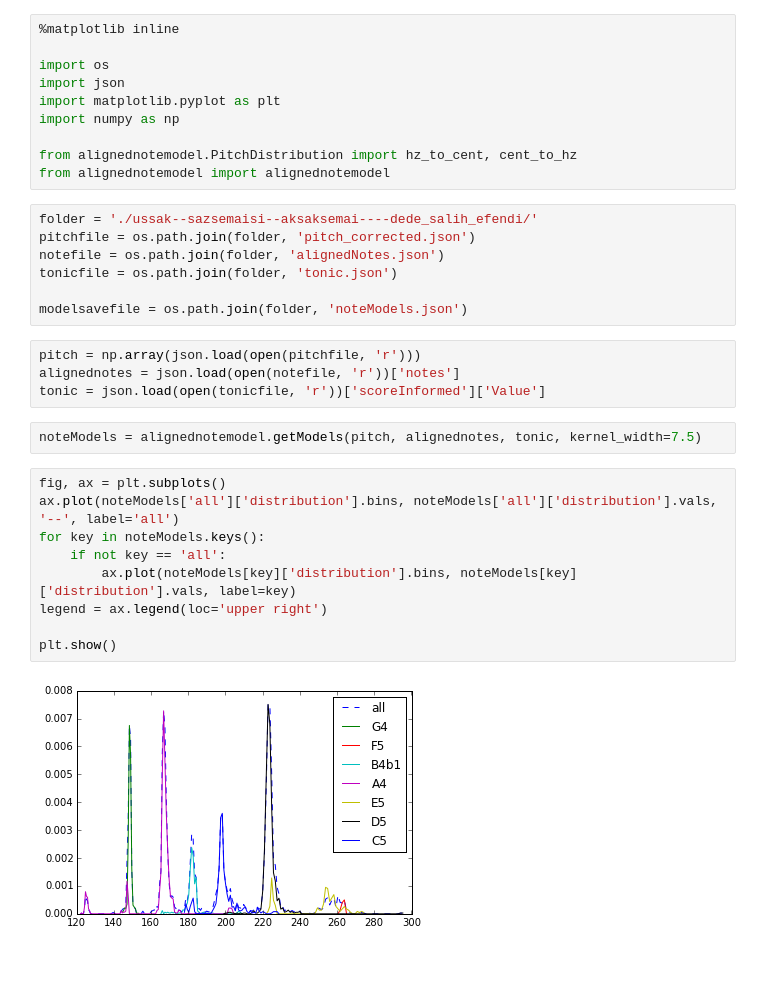
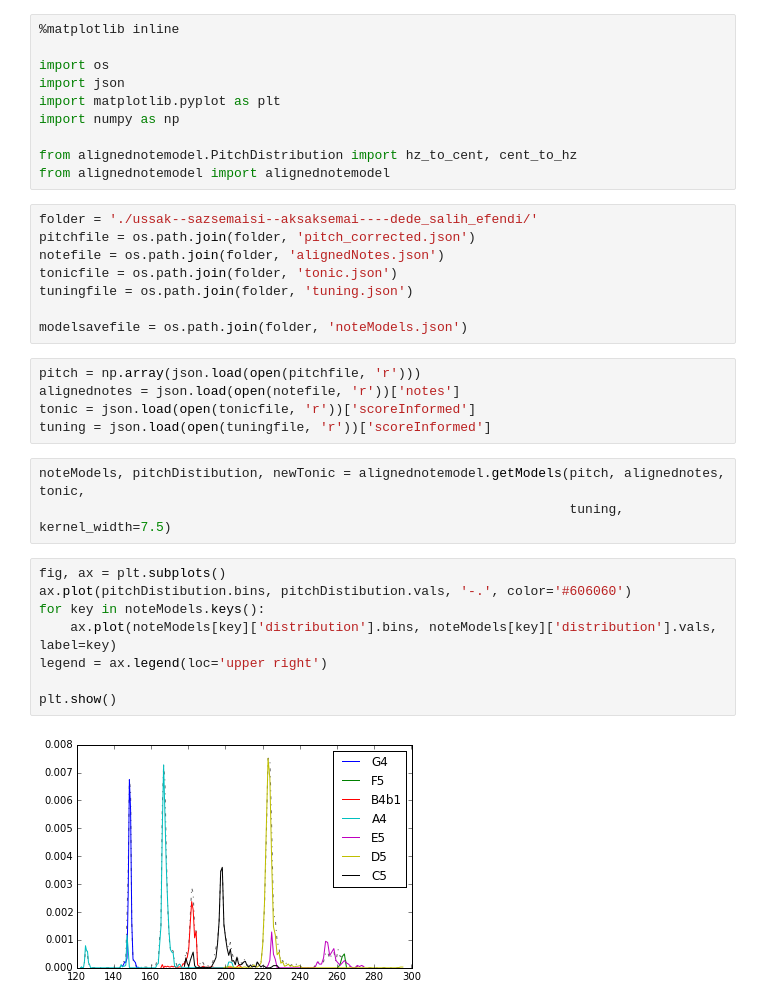
Before and after one commit to sertansenturk/alignednotemodel, a Jupyter notebook: noteModel.ipynb, the cells around one changed output. Drawn from its saved outputs; the diff is of its cells as text; blank space fills up the shorter version.

```diff
--- a/noteModel.ipynb
+++ b/noteModel.ipynb
@@ -13,25 +13,27 @@ folder = './ussak--sazsemaisi--aksaksemai----dede_salih_efendi/'
 pitchfile = os.path.join(folder, 'pitch_corrected.json')
 notefile = os.path.join(folder, 'alignedNotes.json')
 tonicfile = os.path.join(folder, 'tonic.json')
+tuningfile = os.path.join(folder, 'tuning.json')
 
 modelsavefile = os.path.join(folder, 'noteModels.json')
 # %%
 pitch = np.array(json.load(open(pitchfile, 'r')))
 alignednotes = json.load(open(notefile, 'r'))['notes']
-tonic = json.load(open(tonicfile, 'r'))['scoreInformed']['Value']
+tonic = json.load(open(tonicfile, 'r'))['scoreInformed']
+tuning = json.load(open(tuningfile, 'r'))['scoreInformed']
 # %%
-noteModels = alignednotemodel.getModels(pitch, alignednotes, tonic, kernel_width=7.5)
+noteModels, pitchDistibution, newTonic = alignednotemodel.getModels(pitch, alignednotes, tonic,
+                                                                    tuning, kernel_width=7.5)
 # %%
 fig, ax = plt.subplots()
-ax.plot(noteModels['all']['distribution'].bins, noteModels['all']['distribution'].vals, '--', label='all')
+ax.plot(pitchDistibution.bins, pitchDistibution.vals, '-.', color='#606060')
 for key in noteModels.keys():
-    if not key == 'all':
-        ax.plot(noteModels[key]['distribution'].bins, noteModels[key]['distribution'].vals, label=key)
+    ax.plot(noteModels[key]['distribution'].bins, noteModels[key]['distribution'].vals, label=key)
 legend = ax.legend(loc='upper right')
 
 plt.show()
 # %% [output]
-[figure, old version]
+[figure, new version]
 # %%
 fig, ax = plt.subplots()
 ax.plot(pitch[:,0], pitch[:,1], 'g', label='Pitch', alpha = 0.7)
```
Also changed, not shown: parts of 2 cells of this notebook, 2 other files.
